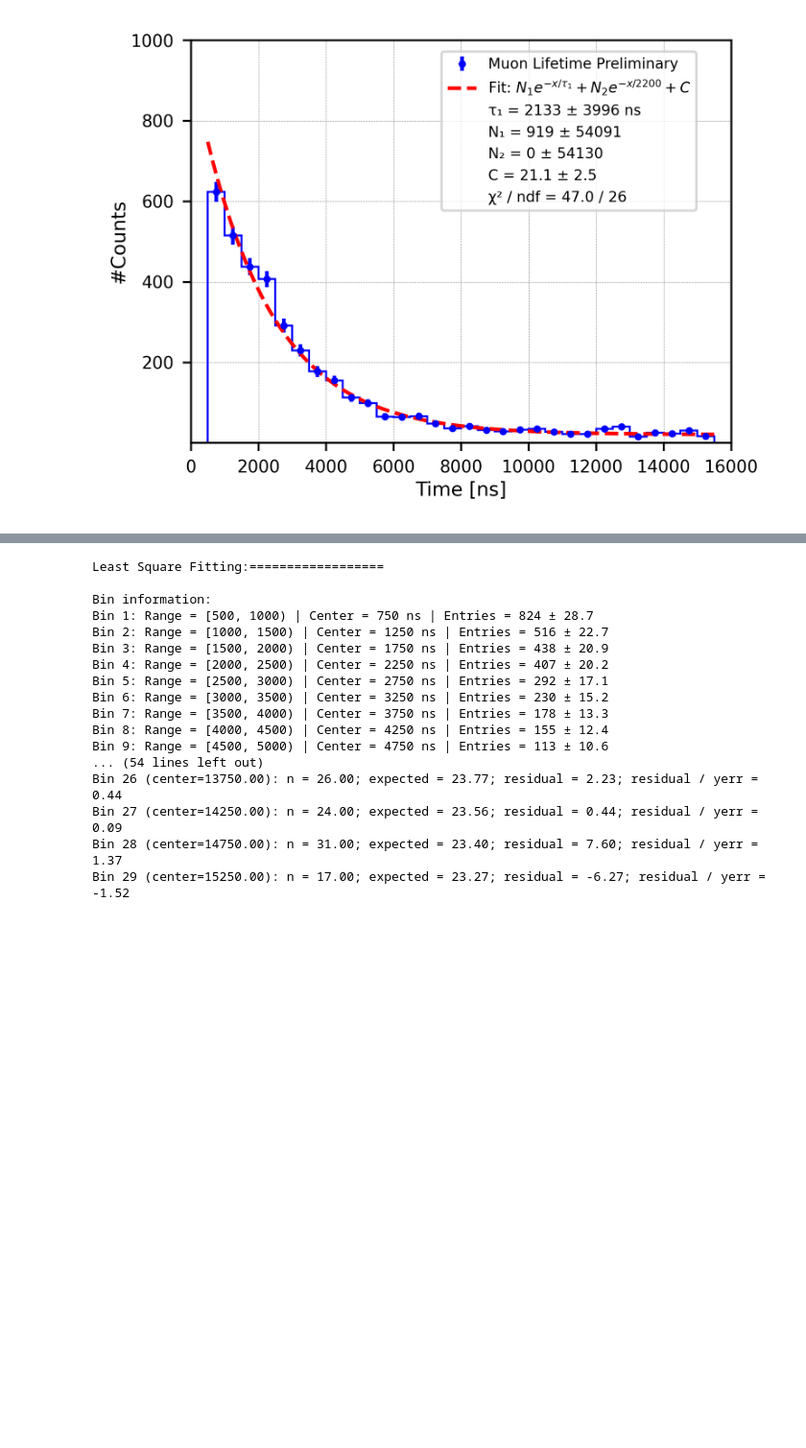
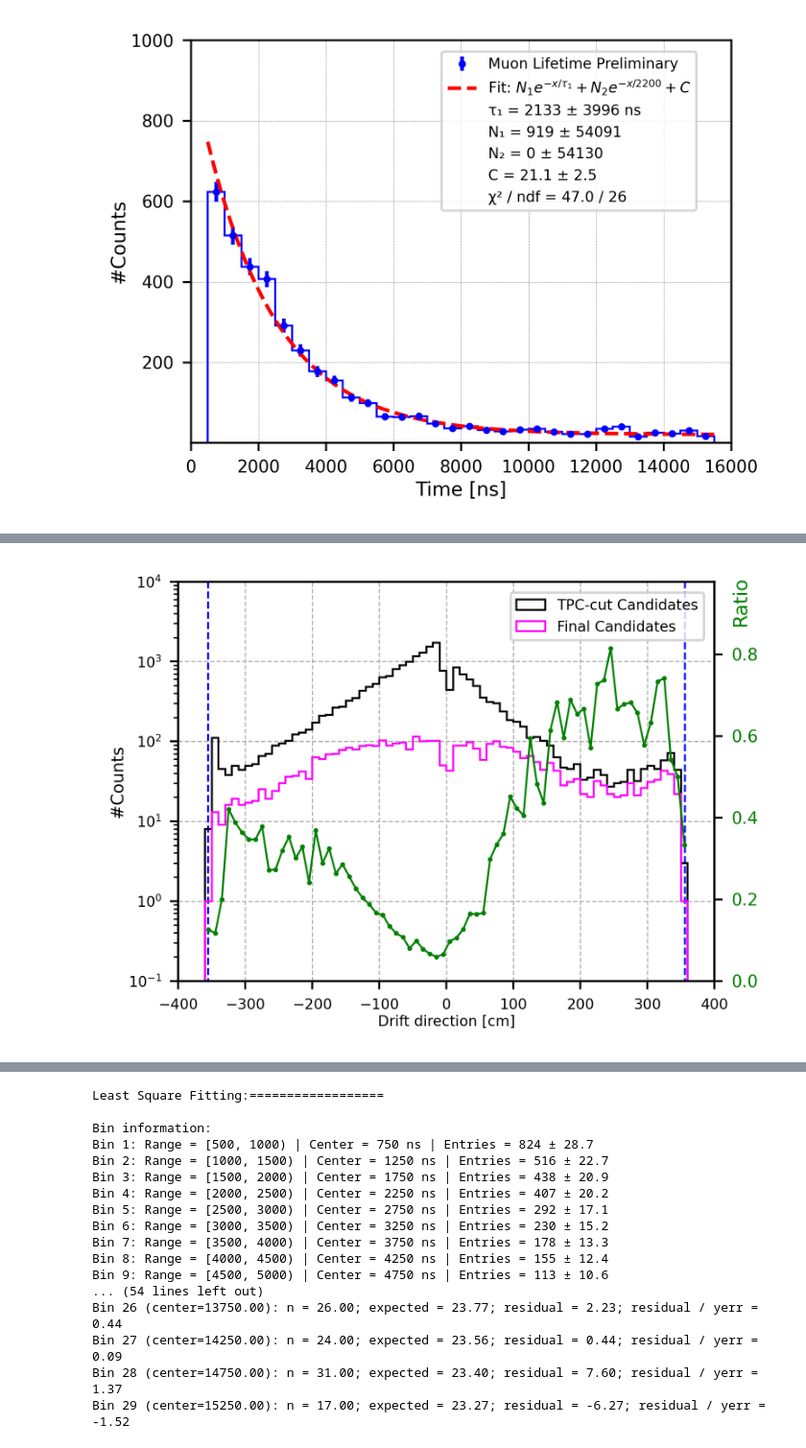
Before and after one commit to szhang17phys/analyze_pdhd_DATA_v2, a Jupyter notebook: jupyter/michel_stat/beamRun28891_FullRun/michelStat_20250615.ipynb, the cells around one changed output, grey strips where cells are left out. Shown at 96% size. Saved outputs shown, nothing was run; the diff lists cells and outputs as text; code cells hidden in the pictures; blank space fills up the shorter version.

Commit message:
initial processing made

```diff
--- a/jupyter/michel_stat/beamRun28891_FullRun/michelStat_20250615.ipynb
+++ b/jupyter/michel_stat/beamRun28891_FullRun/michelStat_20250615.ipynb
@@ -948,0 +959,98 @@ Bin 29 (center=15250.00): n = 17.00; expected = 21.80; residual = -4.80; residua
+# %%
+decayX_TPC = []#Candidates after TPC cut---
+decayY_TPC = []
+decayZ_TPC = []
+
+with open('./statResult/decayX_filtered.txt', 'r') as filehandle:
+    for line in filehandle:
+        currentPlace = line[:-1]
+        decayX_TPC.append(float(currentPlace))
+with open('./statResult/decayY_filtered.txt', 'r') as filehandle:
+    for line in filehandle:
+        currentPlace = line[:-1]
+        decayY_TPC.append(float(currentPlace))
+with open('./statResult/decayZ_filtered.txt', 'r') as filehandle:
+    for line in filehandle:
+        currentPlace = line[:-1]
+        decayZ_TPC.append(float(currentPlace))
+
+print("Initial candidates (Space & MS & MH): ", len(decayX_TPC))
+print("Final candidates (Space & MS & MH & wvfCoin & peakCoin & [500, 16000]): ", len(decayX_update_2),
+      "({:.2f}%)".format(len(decayX_update_2)/len(decayX_TPC)*100))
+
+print("\nInitial candidates (Space & MS & MH): ", len(decayY_TPC))
+print("Initial candidates (Space & MS & MH): ", len(decayZ_TPC))
+
+
+
+# Plotting the histogram (X distribution)---------------
+fig, ax1 = plt.subplots(figsize=(4, 3), dpi=400)
+
+#Define the range and bin width
+bin_width = 10
+range_min = -400
+range_max = 400
+bins = np.arange(range_min, range_max + bin_width, bin_width)
+bin_centers = (bins[:-1] + bins[1:]) / 2
+
+# --- Histogram counts ---
+n_initial, _ = np.histogram(decayX_TPC, bins=bins)
+n_final, _ = np.histogram(decayX_update_2, bins=bins)
+
+# --- Ratio Calculation (only for [-360, 360]) ---
+ratio = []
+ratio_centers = []
+
+print("\nBin Center | Final / Initial Ratio")
+print("-------------------------------")
+for center, ni, nf in zip(bin_centers, n_initial, n_final):
+    if -360 <= center <= 360:
+        r = nf / ni if ni > 0 else np.nan
+        ratio.append(r)
+        ratio_centers.append(center)
+        if ni > 0:
+            print(f"{center:9.1f} | {r:.3f}")
+        else:
+            print(f"{center:9.1f} |   NaN")
+
+
+#APA planes---
+plt.plot([-356, -356], [0, 10000], color="blue", linewidth=0.8, linestyle='--')
+plt.plot([356, 356], [0, 10000], color="blue", linewidth=0.8, linestyle='--')
+
+
+# Plot histograms
+ax1.hist(bins[:-1], bins=bins, weights=n_initial, edgecolor='black',
+         histtype='step', linewidth=0.8, label='TPC-cut Candidates')
+ax1.hist(bins[:-1], bins=bins, weights=n_final, edgecolor='magenta',
+         histtype='step', linewidth=0.8, label='Final Candidates')
+
+
+ax1.set_ylabel('Counts')
+ax1.grid(True, linestyle='--', linewidth=0.5)
+ax1.legend(loc='upper center', bbox_to_anchor=(0.8, 0.99), fontsize=9, markerscale=5, ncol=1, prop={'size': 6})
+ax1.set_xlim(-400, 400)
+ax1.set_ylim(0.1, 10000)
+ax1.set_xlabel('Drift direction [cm]', labelpad=1, fontsize=6)
+ax1.set_ylabel('#Counts', labelpad=1, fontsize=7)
+ax1.set_yscale('log')
+ax1.tick_params(labelsize=6)
+
+
+# Secondary y-axis for ratio
+ax2 = ax1.twinx()
+
+ax2.plot(ratio_centers, ratio, 'o-', color='green', markersize=1, linewidth=0.8, label='Final / Initial Ratio')
+
+ax2.set_ylabel('Ratio', labelpad=1, fontsize=8, color='green', rotation=90)
+ax2.yaxis.set_label_position("right")
+ax2.yaxis.set_label_coords(1.03, 0.95)  # (x, y) in axis coordinates
+
+ax2.tick_params(labelsize=7, axis='y', labelcolor='green')
+ax2.set_ylim(0, np.nanmax(ratio) * 1.2)
+
+
+# Final layout
+#plt.tight_layout()
+plt.show()
+# %% [output]
@@ -948,0 +1074 @@ Bin 29 (center=15250.00): n = 17.00; expected = 21.80; residual = -4.80; residua
+[figure, added]
```
Also changed, not shown: parts of 10 cells of this notebook, 22 other files.
